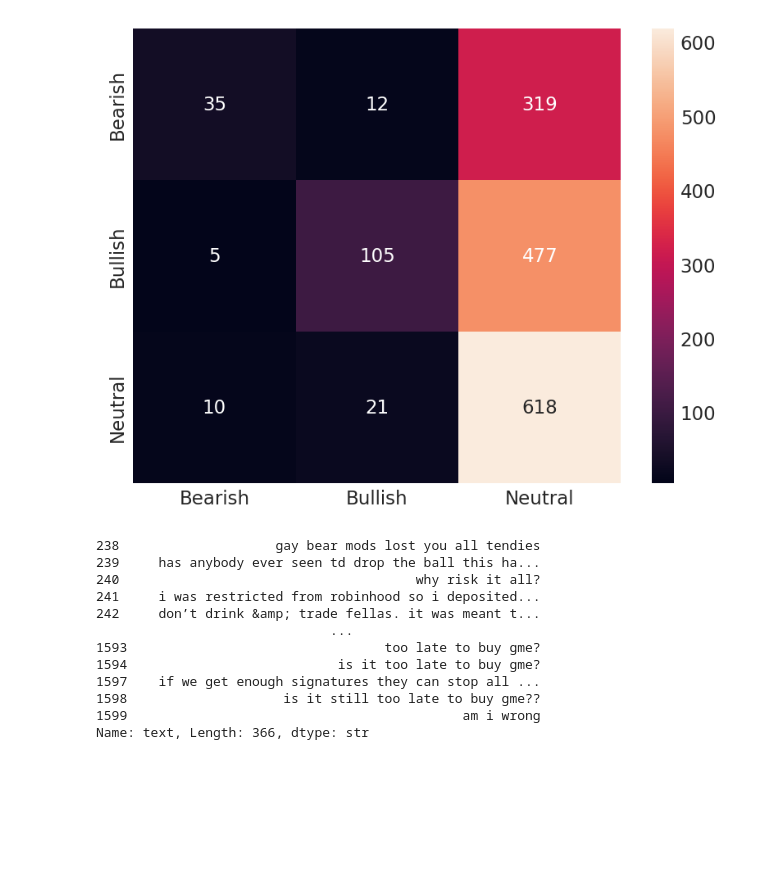
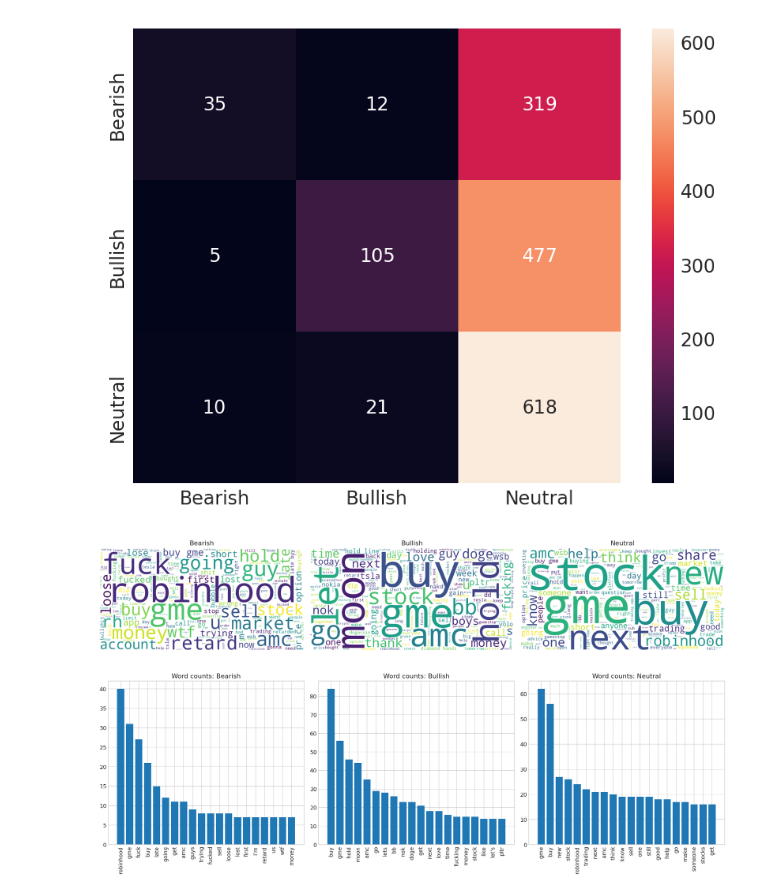
Before and after one commit to RishabhBubna/sentiment_finance_analysis, a Jupyter notebook: NLP_sentiment_analysis.ipynb, the cells around one changed output. Cells and saved outputs as stored; diff of their text form; code cells hidden in the pictures; blank space fills up the shorter version.

```diff
--- a/NLP_sentiment_analysis.ipynb
+++ b/NLP_sentiment_analysis.ipynb
@@ -765,18 +772,58 @@ sns.heatmap(cm, annot=True, fmt='d', xticklabels=['Bearish', 'Bullish', 'Neutral
 # %% [output]
 <Axes: >
 [figure]
-# %%
-df[df["labels"]==0]["text"]
-# %% [output]
-238                    gay bear mods lost you all tendies
-239     has anybody ever seen td drop the ball this ha...
-240                                      why risk it all?
-241     i was restricted from robinhood so i deposited...
-242     don’t drink &amp; trade fellas. it was meant t...
-                              ...
-1593                                 too late to buy gme?
-1594                           is it too late to buy gme?
-1597    if we get enough signatures they can stop all ...
-1598                    is it still too late to buy gme??
-1599                                           am i wrong
-Name: text, Length: 366, dtype: str
+# %%
+WSB_ds = load_dataset("zchengc/wsb")
+df1 = WSB_ds["train"].to_pandas()
+df2 = WSB_ds["validation"].to_pandas()
+df3 = WSB_ds["test"].to_pandas()
+df = pd.concat([df1, df2, df3], ignore_index=True)
+df = df.drop(columns = ["Unnamed: 0"])
+df = df.rename(columns={"title": "text", "label": "labels"})
+# %%
+label_remap = {0: 1, 1: 0, 2: 2}
+df['labels'] = df['labels'].map(label_remap)
+# %%
+fig, axes = plt.subplots(1, 3, figsize=(18, 6))
+labels = {0: 'Bearish', 1: 'Bullish', 2: 'Neutral'}
+
+for ax, (label, name) in zip(axes, labels.items()):
+
+    text = ' '.join(df[df['labels'] == label]['text'])
+
+    words = [word for word in text.split() if word not in stop_words]
+    text_clean = ' '.join(words)
+
+    # Generate wordcloud
+    wordcloud = WordCloud(width=800, height=400, background_color='white').generate(text_clean)
+
+    ax.imshow(wordcloud)
+    ax.axis('off')
+    ax.set_title(name)
+
+plt.tight_layout()
+plt.savefig("Report/figures/word_cloud_WSB.png",bbox_inches="tight")
+plt.show()
+# %% [output]
+[figure, added]
+# %%
+fig, axes = plt.subplots(1, 3, figsize=(18, 6))
+labels = {0: 'Bearish', 1: 'Bullish', 2: 'Neutral'}
+
+for ax, (label, name) in zip(axes, labels.items()):
+
+    text = ' '.join(df[df['labels'] == label]['text'])
+
+    words = [word for word in text.split() if word not in stop_words]
+    # text_clean = ' '.join(words)
+    counter = Counter(words)
+    words, counts = zip(*counter.most_common(20))
+    ax.bar(words,counts)
+    ax.tick_params(axis='x', rotation=90)
+    ax.set_title(f"Word counts: {labels[label]}")
+
+plt.tight_layout()
+plt.savefig("Report/figures/word_count_WSB.png",bbox_inches="tight")
+plt.show()
+# %% [output]
+[figure, added]
```
Also changed, not shown: parts of 26 cells of this notebook, 4 other files.
